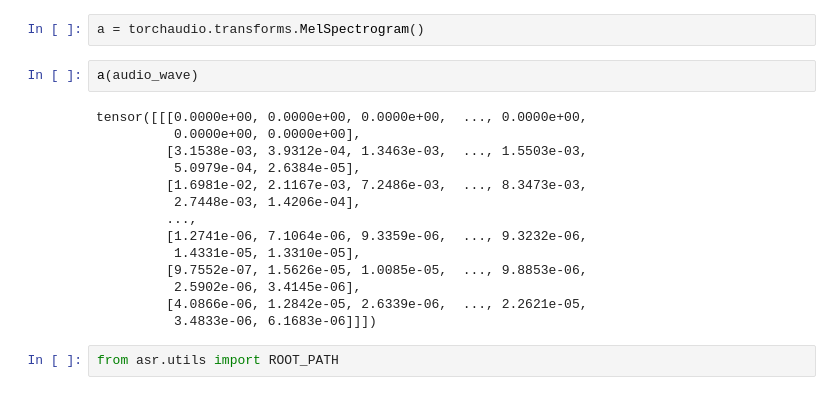
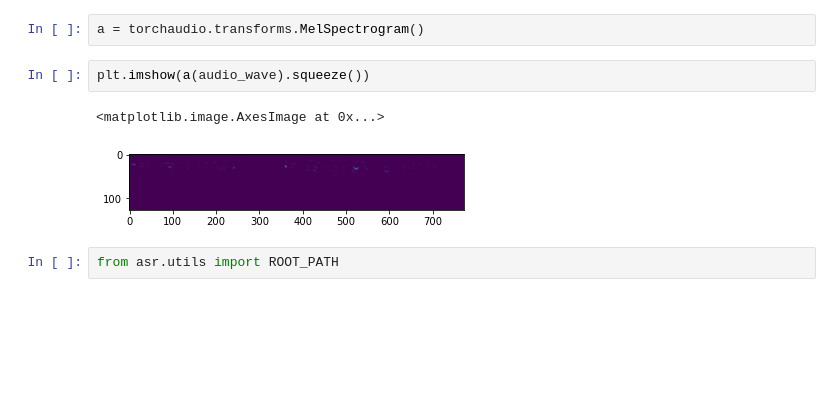
Before and after one commit to khaykingleb/Automatic-Speech-Recognition, a Jupyter notebook: notebooks/debug 2.ipynb, the cells around one changed output. Cells and saved outputs as stored; diff of their text form; blank space fills up the shorter version.

```diff
--- a/notebooks/debug 2.ipynb
+++ b/notebooks/debug 2.ipynb
@@ -319,21 +323,10 @@ tensor([[-36.8414, -36.8414, -36.8414,  ..., -36.8414, -36.8414, -36.8414],
 # %%
 a = torchaudio.transforms.MelSpectrogram()
-# %%
-a(audio_wave)
-# %% [output]
-tensor([[[0.0000e+00, 0.0000e+00, 0.0000e+00,  ..., 0.0000e+00,
-          0.0000e+00, 0.0000e+00],
-         [3.1538e-03, 3.9312e-04, 1.3463e-03,  ..., 1.5503e-03,
-          5.0979e-04, 2.6384e-05],
-         [1.6981e-02, 2.1167e-03, 7.2486e-03,  ..., 8.3473e-03,
-          2.7448e-03, 1.4206e-04],
-         ...,
-         [1.2741e-06, 7.1064e-06, 9.3359e-06,  ..., 9.3232e-06,
-          1.4331e-05, 1.3310e-05],
-         [9.7552e-07, 1.5626e-05, 1.0085e-05,  ..., 9.8853e-06,
-          2.5902e-06, 3.4145e-06],
-         [4.0866e-06, 1.2842e-05, 2.6339e-06,  ..., 2.2621e-05,
-          3.4833e-06, 6.1683e-06]]])
+# %%
+plt.imshow(a(audio_wave).squeeze())
+# %% [output]
+<matplotlib.image.AxesImage at 0x...>
+[figure, added]
 # %%
 from asr.utils import ROOT_PATH
 # %%
```
Also changed, not shown: parts of 28 cells of this notebook, 5 other files.
